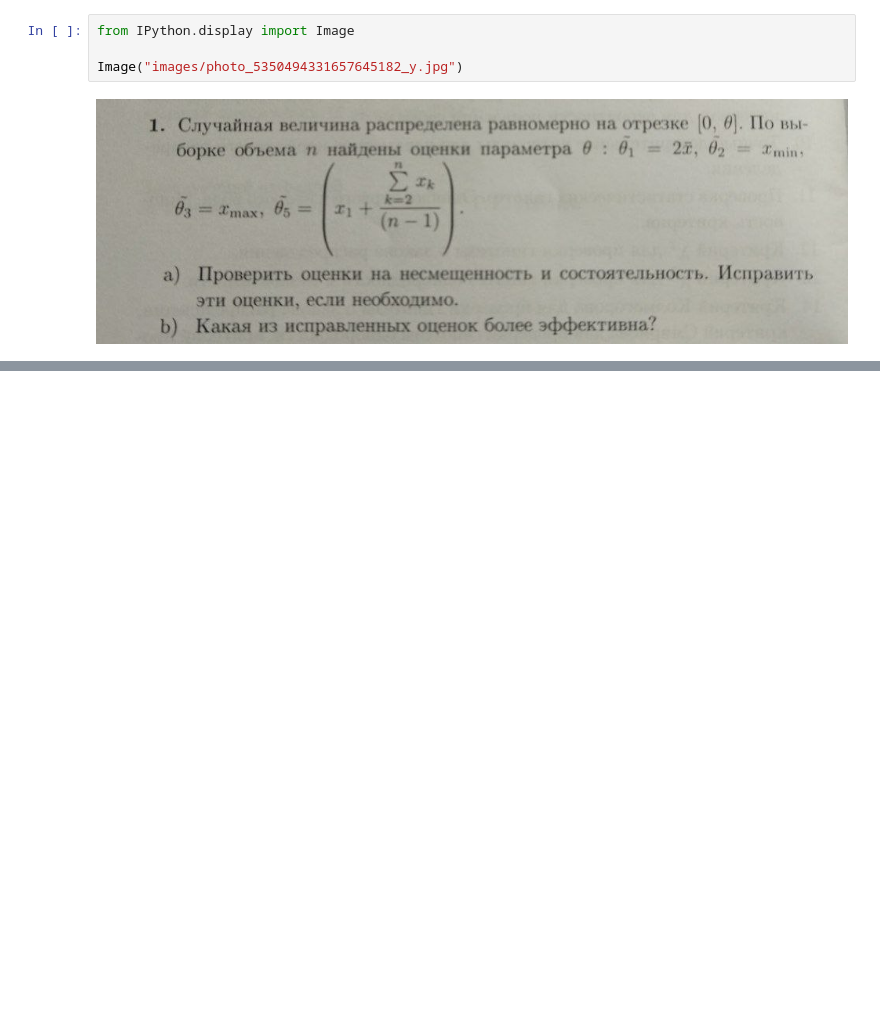
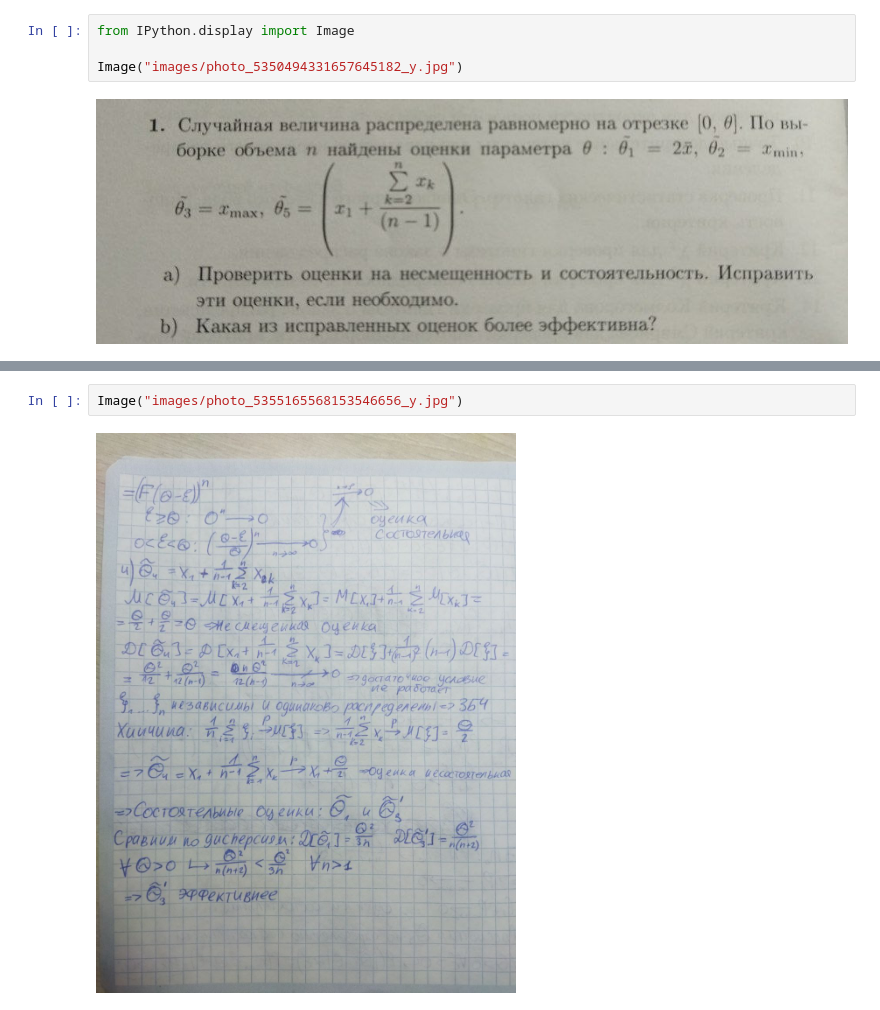
Before and after one commit to Salnikova-Lida/Math_stat_2025_spring, a Jupyter notebook: assignment_1/task1.ipynb, the cells around one changed output, grey strips where cells are left out. Cells and saved outputs as stored; diff of their text form; blank space fills up the shorter version.

```diff
--- a/assignment_1/task1.ipynb
+++ b/assignment_1/task1.ipynb
@@ -6,0 +19,4 @@ Image("images/photo_5350494331657645182_y.jpg")
+# %%
+Image("images/photo_5355165568153546656_y.jpg")
+# %% [output]
+[figure, added]
```
Also changed, not shown: parts of 3 cells of this notebook, 4 other files.
